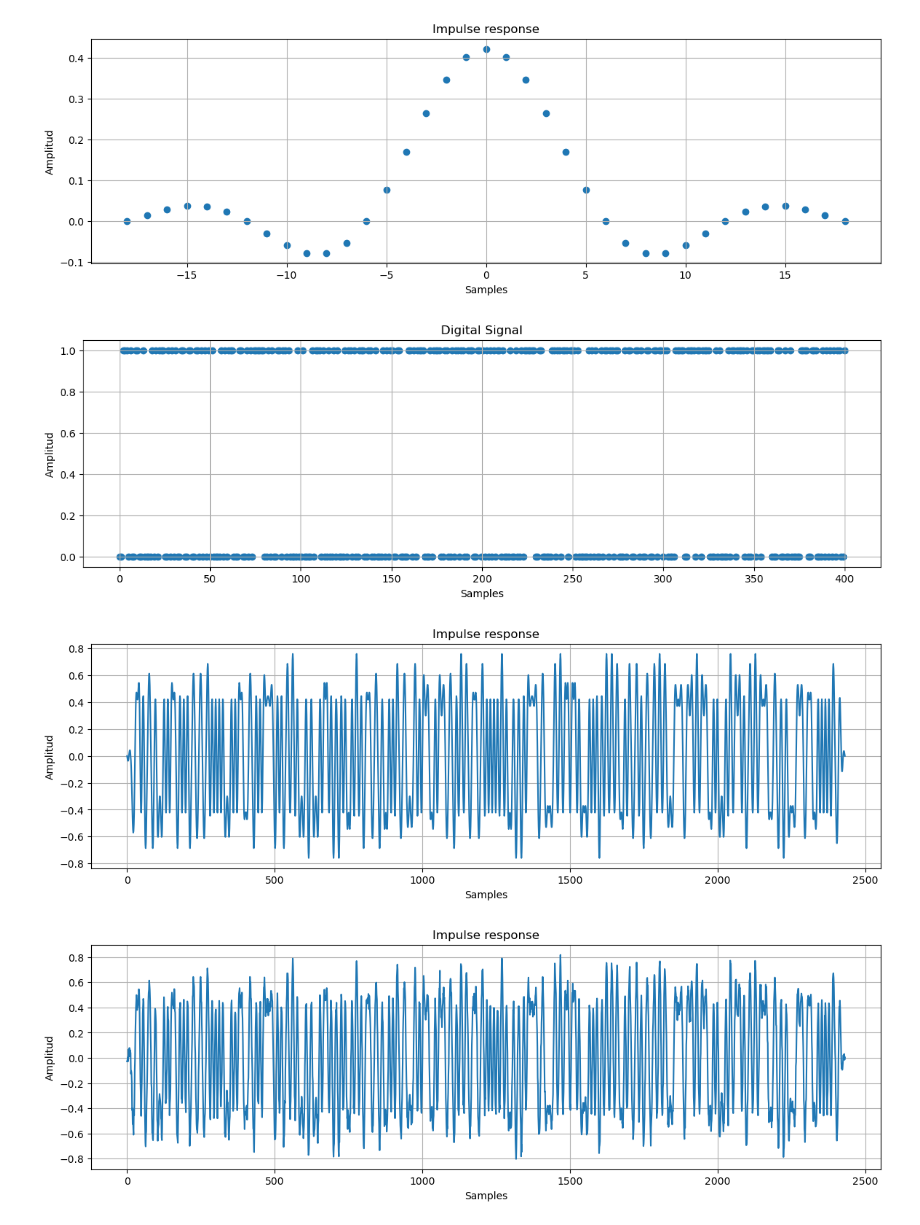
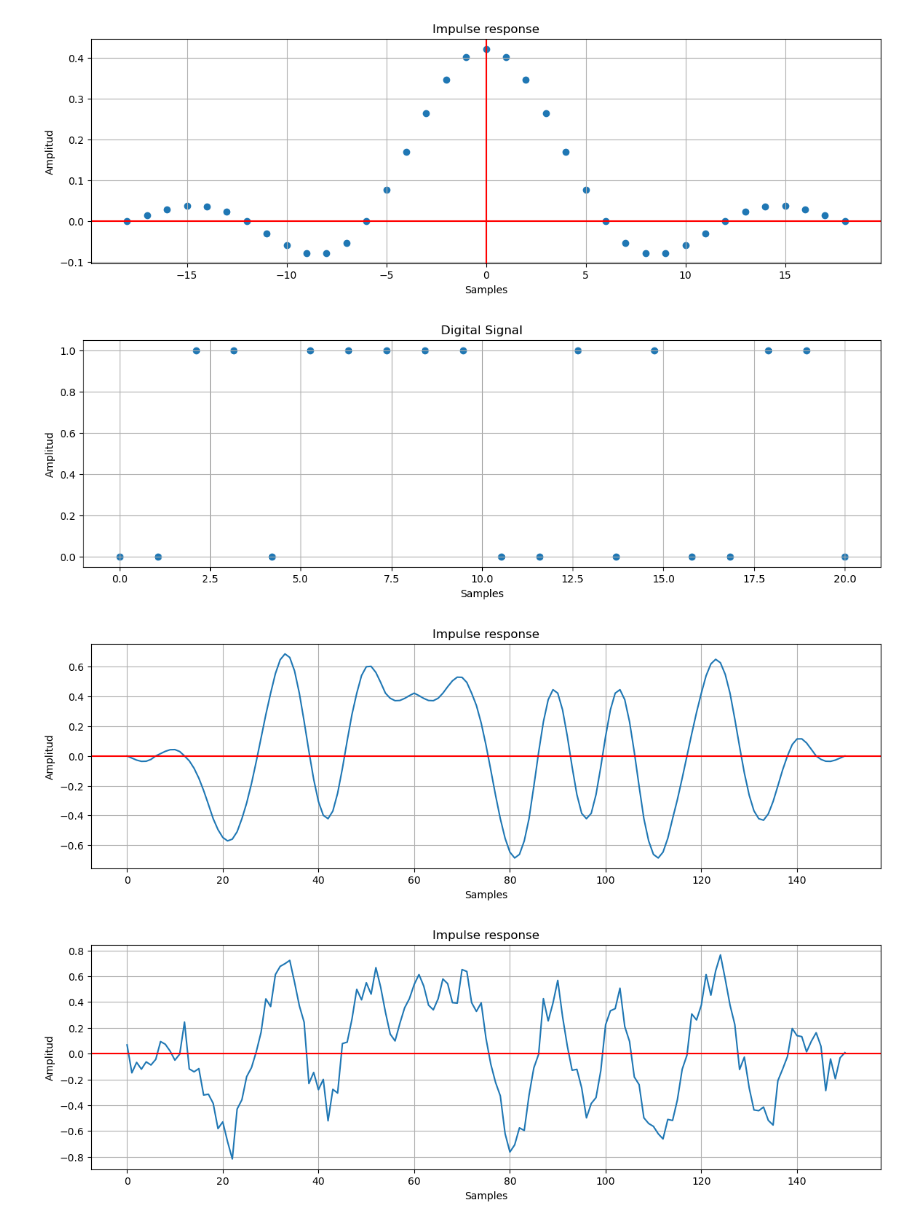
Before and after one commit to jsanchezalmagro/Jupiter, a Jupyter notebook: bpsk.ipynb, the cells around one changed output. Drawn from its saved outputs; the diff is of its cells as text; code cells hidden in the pictures.

```diff
--- a/bpsk.ipynb
+++ b/bpsk.ipynb
@@ -25,12 +25,14 @@ plt.scatter(x,h)
 plt.grid()
 plt.xlabel("Samples")
 plt.ylabel("Amplitud")
+plt.axhline(0,color='red') # x = 0
+plt.axvline(0,color='red') # x = 0
 plt.show()
 # %% [output]
-[figure, old version]
+[figure, new version]
 # %%
 # Binary sequence generaion
-num_d = 400
+num_d = 20
 data_bin_tx = np.random.randint(2, size=num_d).tolist()
 
 # Plot binary secuence
@@ -45,7 +47,7 @@ plt.xlabel("Samples")
 plt.ylabel("Amplitud")
 plt.show()
 # %% [output]
-[figure, old version]
+[figure, new version]
 # %%
 # BPSK codification
 d_tx = common.code_bpsk(data_bin_tx)
@@ -53,19 +55,20 @@ d_tx = list(map(lambda i:d_tx[i].real , range(0, len(d_tx))))
 # %%
 # UP converter with SRRC filter
 signal =  upfirdn(h, d_tx, up=sps)
 
 # Plot the signal after UP-CONVERTE
 fig = plt.figure()
 fig.set_figwidth(14)
 fig.set_figheight(4)
 plt.title('Impulse response')
 plt.plot(signal)
 plt.grid()
 plt.xlabel("Samples")
 plt.ylabel("Amplitud")
+plt.axhline(0,color='red') # x = 0
 plt.show()
 # %% [output]
-[figure, old version]
+[figure, new version]
 # %%
 # Add noise to the signal
 target_snr_db = 5
@@ -90,9 +93,10 @@ plt.plot(signal_noise)
 plt.grid()
 plt.xlabel("Samples")
 plt.ylabel("Amplitud")
+plt.axhline(0,color='red') # x = 0
 plt.show()
 # %% [output]
-[figure, old version]
+[figure, new version]
 # %%
 # DOWN convert with SRRC filter
 p1 = int(sps)
```
Also changed, not shown: parts of 2 cells of this notebook, 3 other files.
